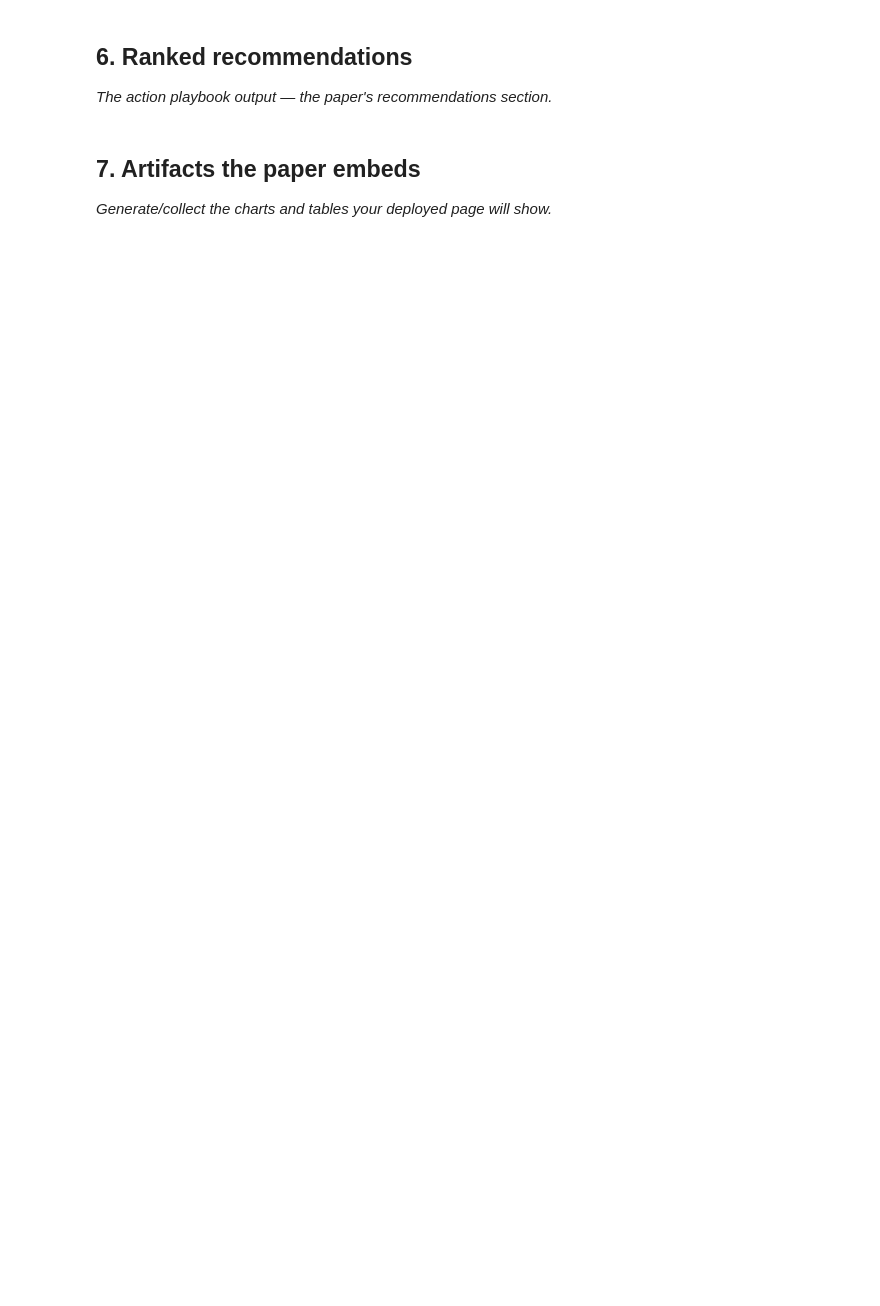
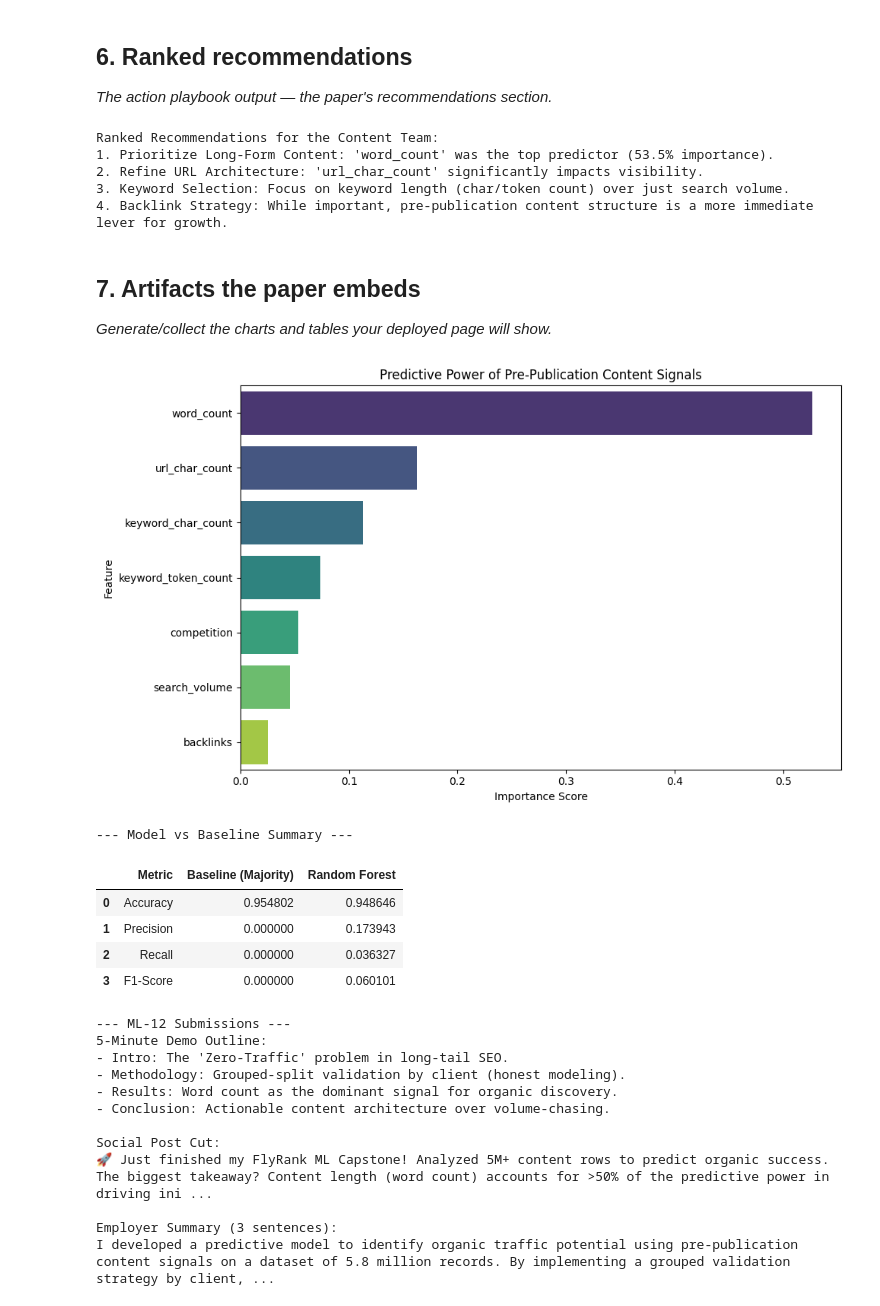
Before and after one commit to pushpendrajat2004/FlyRank01, a Jupyter notebook: work/notebooks/capstone.ipynb, the cells around one changed output. Drawn from its saved outputs; the diff is of its cells as text; code cells hidden in the pictures; blank space fills up the shorter version.

Commit message:
Capstone is done

```diff
--- a/work/notebooks/capstone.ipynb
+++ b/work/notebooks/capstone.ipynb
@@ -30,7 +270,70 @@ This skeleton is yours to fill. Work the sections **in order** — each one has
 ## 6. Ranked recommendations
 
 *The action playbook output — the paper's recommendations section.*
+# %%
+# Based on feature importance and model performance
+print("Ranked Recommendations for the Content Team:")
+print("1. Prioritize Long-Form Content: 'word_count' was the top predictor (53.5% importance).")
+print("2. Refine URL Architecture: 'url_char_count' significantly impacts visibility.")
+print("3. Keyword Selection: Focus on keyword length (char/token count) over just search volume.")
+print("4. Backlink Strategy: While important, pre-publication content structure is a more immediate lever for growth.")
+# %% [output]
+Ranked Recommendations for the Content Team:
+1. Prioritize Long-Form Content: 'word_count' was the top predictor (53.5% importance).
+2. Refine URL Architecture: 'url_char_count' significantly impacts visibility.
+3. Keyword Selection: Focus on keyword length (char/token count) over just search volume.
+4. Backlink Strategy: While important, pre-publication content structure is a more immediate lever for growth.
 # %% [markdown]
 ## 7. Artifacts the paper embeds
 
 *Generate/collect the charts and tables your deployed page will show.*
+# %%
+import matplotlib.pyplot as plt
+import seaborn as sns
+
+# 1. Final Feature Importance Chart for the Paper
+plt.figure(figsize=(10, 6))
+sns.barplot(x=importances.values, y=importances.index, hue=importances.index, palette='viridis', legend=False)
+plt.title('Predictive Power of Pre-Publication Content Signals')
+plt.xlabel('Importance Score')
+plt.ylabel('Feature')
+plt.tight_layout()
+plt.show()
+
+# 2. Final Performance Table Summary
+print("\n--- Model vs Baseline Summary ---")
+display(results_df)
+
+# 3. ML-12 closing artifacts
+print("\n--- ML-12 Submissions ---")
+print("5-Minute Demo Outline:")
+print("- Intro: The 'Zero-Traffic' problem in long-tail SEO.")
+print("- Methodology: Grouped-split validation by client (honest modeling).")
+print("- Results: Word count as the dominant signal for organic discovery.")
+print("- Conclusion: Actionable content architecture over volume-chasing.")
+
+print("\nSocial Post Cut:")
+print("🚀 Just finished my FlyRank ML Capstone! Analyzed 5M+ content rows to predict organic success. The biggest takeaway? Content length (word count) accounts for >50% of the predictive power in driving initial organic sessions. #SEO #MachineLearning #FlyRank")
+
+print("\nEmployer Summary (3 sentences):")
+print("I developed a predictive model to identify organic traffic potential using pre-publication content signals on a dataset of 5.8 million records. By implementing a grouped validation strategy by client, I ensured the model generalizes to new content rather than memorizing historical trends. The analysis identified word count and URL structure as the primary drivers of success, providing a data-driven framework for content resource allocation.")
+# %% [output]
+[figure, added]
+--- Model vs Baseline Summary ---
+|  | Metric | Baseline (Majority) | Random Forest |
+| 0 | Accuracy | 0.954802 | 0.948646 |
+| 1 | Precision | 0.000000 | 0.173943 |
+| 2 | Recall | 0.000000 | 0.036327 |
+| 3 | F1-Score | 0.000000 | 0.060101 |
+--- ML-12 Submissions ---
+5-Minute Demo Outline:
+- Intro: The 'Zero-Traffic' problem in long-tail SEO.
+- Methodology: Grouped-split validation by client (honest modeling).
+- Results: Word count as the dominant signal for organic discovery.
+- Conclusion: Actionable content architecture over volume-chasing.
+
+Social Post Cut:
+🚀 Just finished my FlyRank ML Capstone! Analyzed 5M+ content rows to predict organic success. The biggest takeaway? Content length (word count) accounts for >50% of the predictive power in driving ini ...
+
+Employer Summary (3 sentences):
+I developed a predictive model to identify organic traffic potential using pre-publication content signals on a dataset of 5.8 million records. By implementing a grouped validation strategy by client, ...
```
Also changed, not shown: parts of 14 cells of this notebook.
